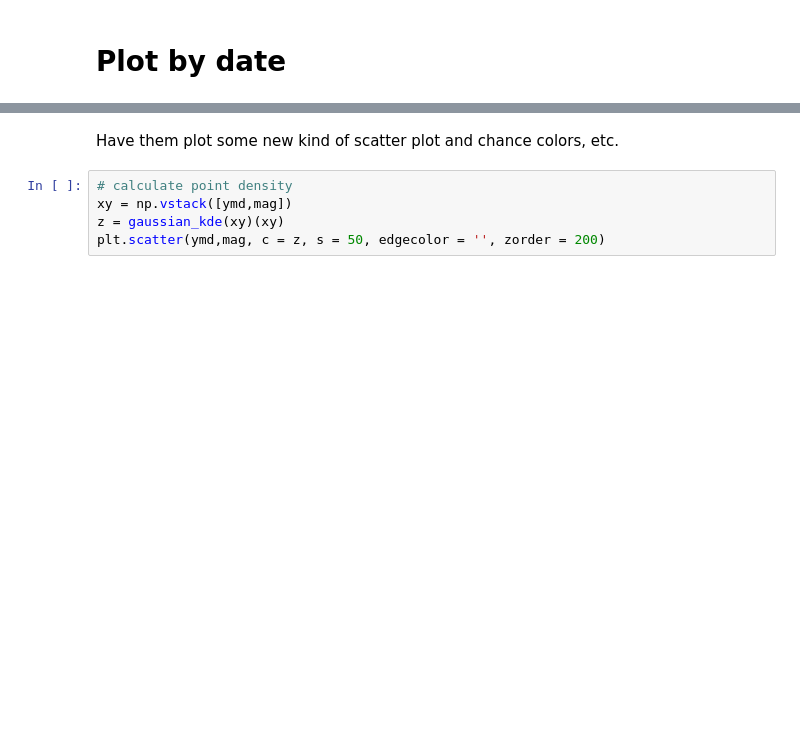
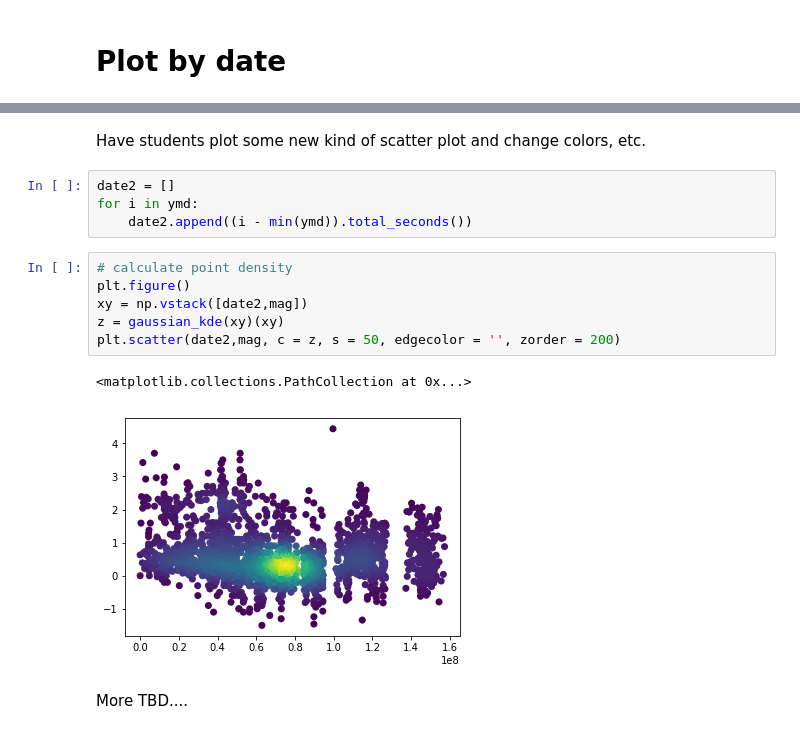
Before and after one commit to k-olsen/Earthquake_Analysis, a Jupyter notebook: Socorro Magma Body Earthquakes (4).ipynb, the cells around one changed output, grey strips where cells are left out. Cells and saved outputs as stored; diff of their text form; blank space fills up the shorter version.

```diff
--- a/Socorro Magma Body Earthquakes (4).ipynb
+++ b/Socorro Magma Body Earthquakes (4).ipynb
@@ -287,7 +268,17 @@ ModuleNotFoundError: No module named 'scipy'
 # %% [markdown]
- Have them plot some new kind of scatter plot and chance colors, etc.
+ Have students plot some new kind of scatter plot and change colors, etc.
+# %%
+date2 = []
+for i in ymd:
+    date2.append((i - min(ymd)).total_seconds())
 # %%
 # calculate point density
-xy = np.vstack([ymd,mag])
+plt.figure()
+xy = np.vstack([date2,mag])
 z = gaussian_kde(xy)(xy)
-plt.scatter(ymd,mag, c = z, s = 50, edgecolor = '', zorder = 200)
+plt.scatter(date2,mag, c = z, s = 50, edgecolor = '', zorder = 200)
+# %% [output]
+<matplotlib.collections.PathCollection at 0x...>
+[figure, added]
+# %% [markdown]
+More TBD....
```
Also changed, not shown: parts of 31 cells of this notebook.
